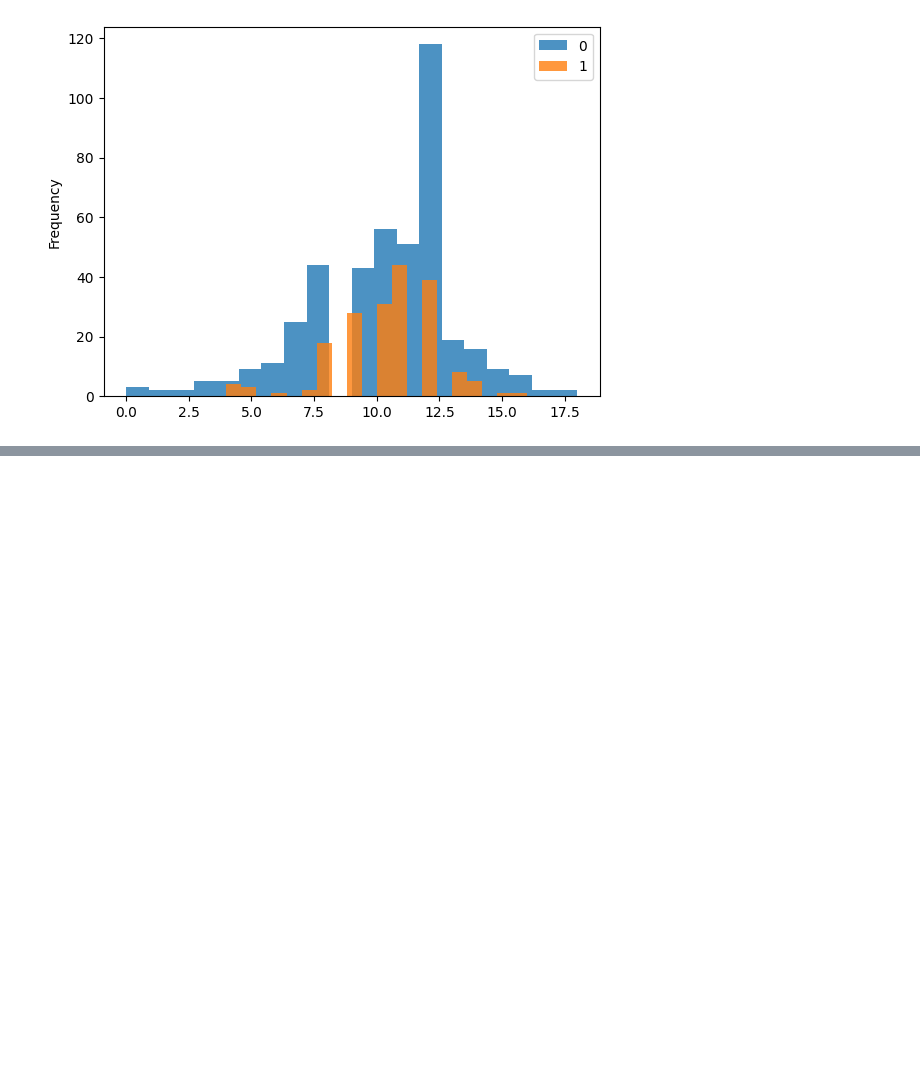
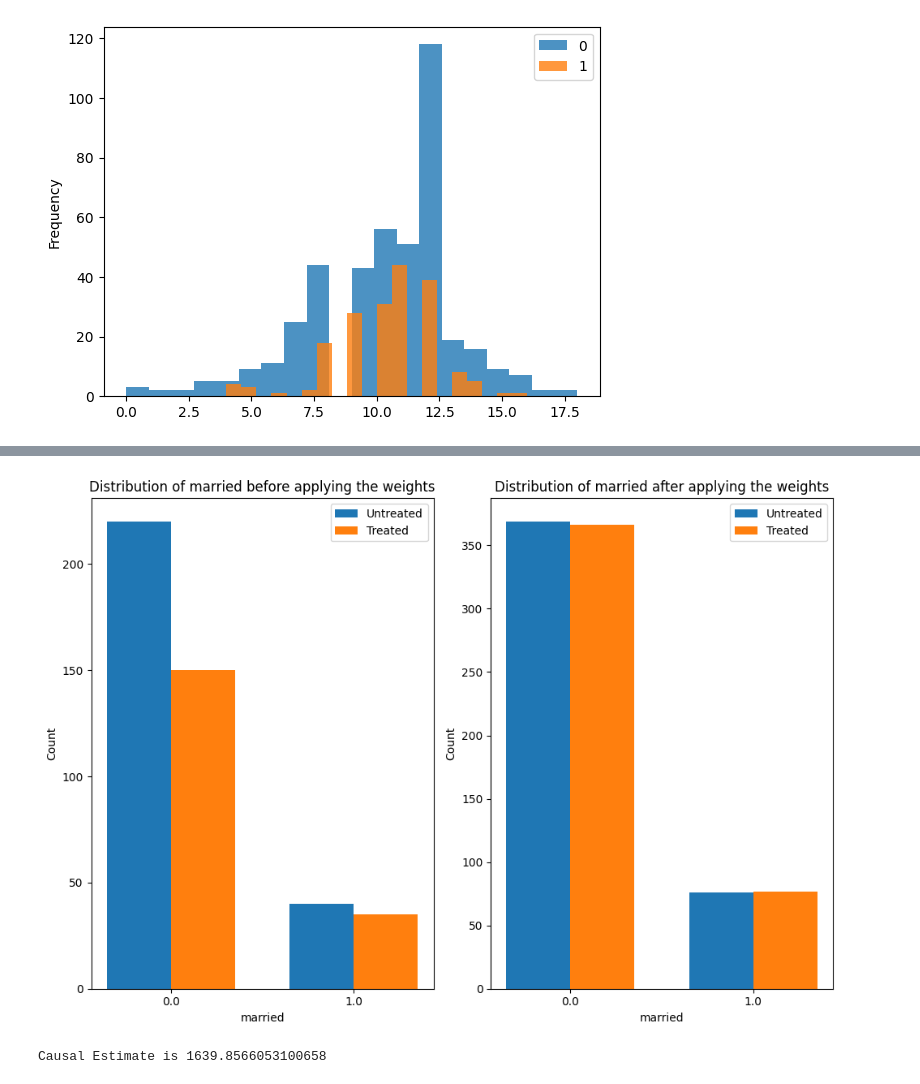
Before and after one commit to sohamchatterjee50/CAUSALITY, a Jupyter notebook: data_analysis.ipynb, the cells around one changed output, grey strips where cells are left out. Drawn from its saved outputs; the diff is of its cells as text; code cells hidden in the pictures; blank space fills up the shorter version.

```diff
--- a/data_analysis.ipynb
+++ b/data_analysis.ipynb
@@ -69,0 +119,25 @@ Name: educ, dtype: object
+# %%
+import dowhy.datasets
+
+lalonde = dowhy.datasets.lalonde_dataset()
+# %%
+from dowhy import CausalModel
+
+
+model=CausalModel(
+        data = lalonde,
+        treatment='treat',
+        outcome='re78',
+        common_causes='nodegr+black+hisp+age+educ+married'.split('+'))
+identified_estimand = model.identify_effect(proceed_when_unidentifiable=True)
+estimate = model.estimate_effect(identified_estimand,
+        method_name="backdoor.propensity_score_weighting",
+        target_units="ate",
+        method_params={"weighting_scheme":"ips_weight"})
+
+print("Causal Estimate is " + str(estimate.value))
+
+import statsmodels.formula.api as smf
+reg=smf.wls('re78~1+treat', data=lalonde, weights=lalonde.ips_stabilized_weight)
+res=reg.fit()
+res.summary()
@@ -69,0 +165,19 @@ Name: educ, dtype: object
+# %%
+estimate.interpret(method_name="confounder_distribution_interpreter",var_type='discrete',
+                   var_name='married', fig_size = (10, 7), font_size = 12)
+# %% [output]
+[figure, added]
+# %%
+df = model._data
+ps = df['propensity_score']
+y = df['re78']
+z = df['treat']
+
+ey1 = z*y/ps / sum(z/ps)
+ey0 = (1-z)*y/(1-ps) / sum((1-z)/(1-ps))
+ate = ey1.sum()-ey0.sum()
+print("Causal Estimate is " + str(ate))
+
+# correct -> Causal Estimate is 1634.9868359746906
+# %% [output]
+Causal Estimate is 1639.8566053100658
```
Also changed, not shown: parts of 8 cells of this notebook.
